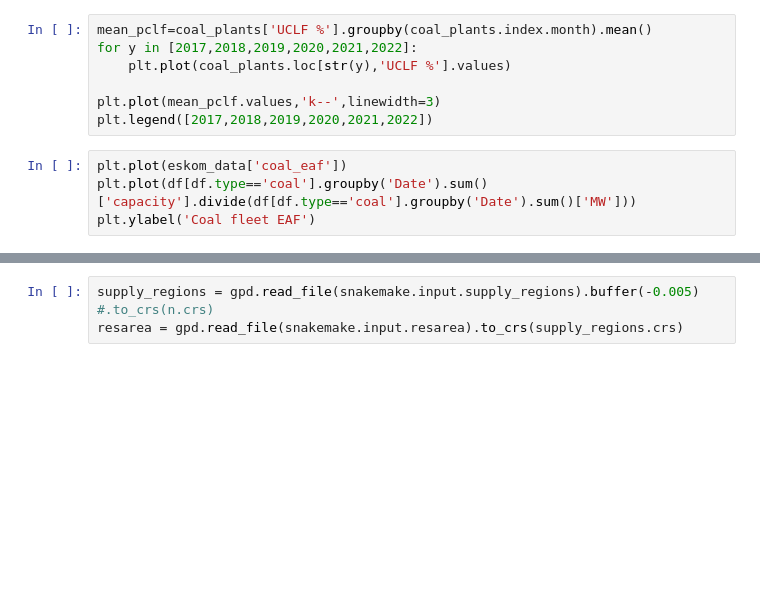
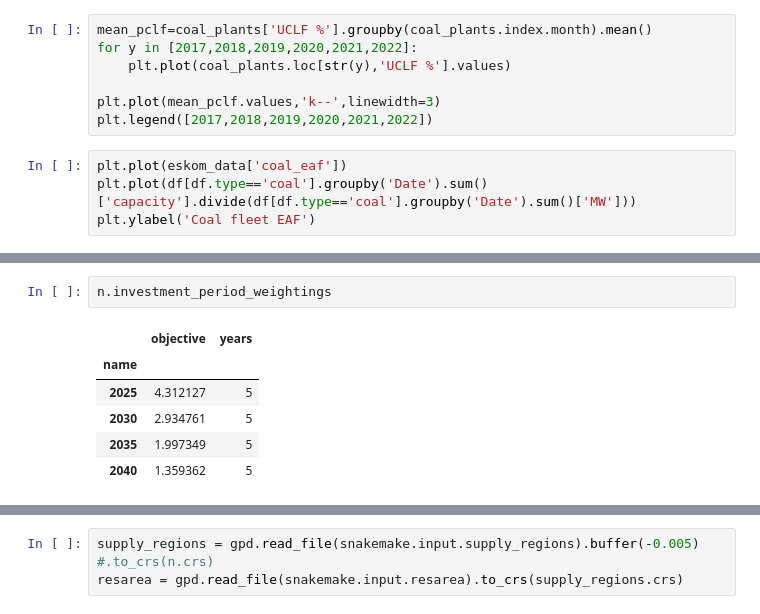
Before and after one commit to PyPSA/pypsa-za, a Jupyter notebook: notebooks/general_playground.ipynb, the cells around one changed output, grey strips where cells are left out. Drawn from its saved outputs; the diff is of its cells as text; blank space fills up the shorter version.

```diff
--- a/notebooks/general_playground.ipynb
+++ b/notebooks/general_playground.ipynb
@@ -94,0 +136,9 @@ INFO:pypsa.io:Imported network solved_za-original_27-supply_redz_lcopt_LC-350p.n
+# %%
+n.investment_period_weightings
+# %% [output]
+|  | objective | years |
+| name |  |  |
+| 2025 | 4.312127 | 5 |
+| 2030 | 2.934761 | 5 |
+| 2035 | 1.997349 | 5 |
+| 2040 | 1.359362 | 5 |
```
Also changed, not shown: parts of 13 cells of this notebook, 9 other files.
